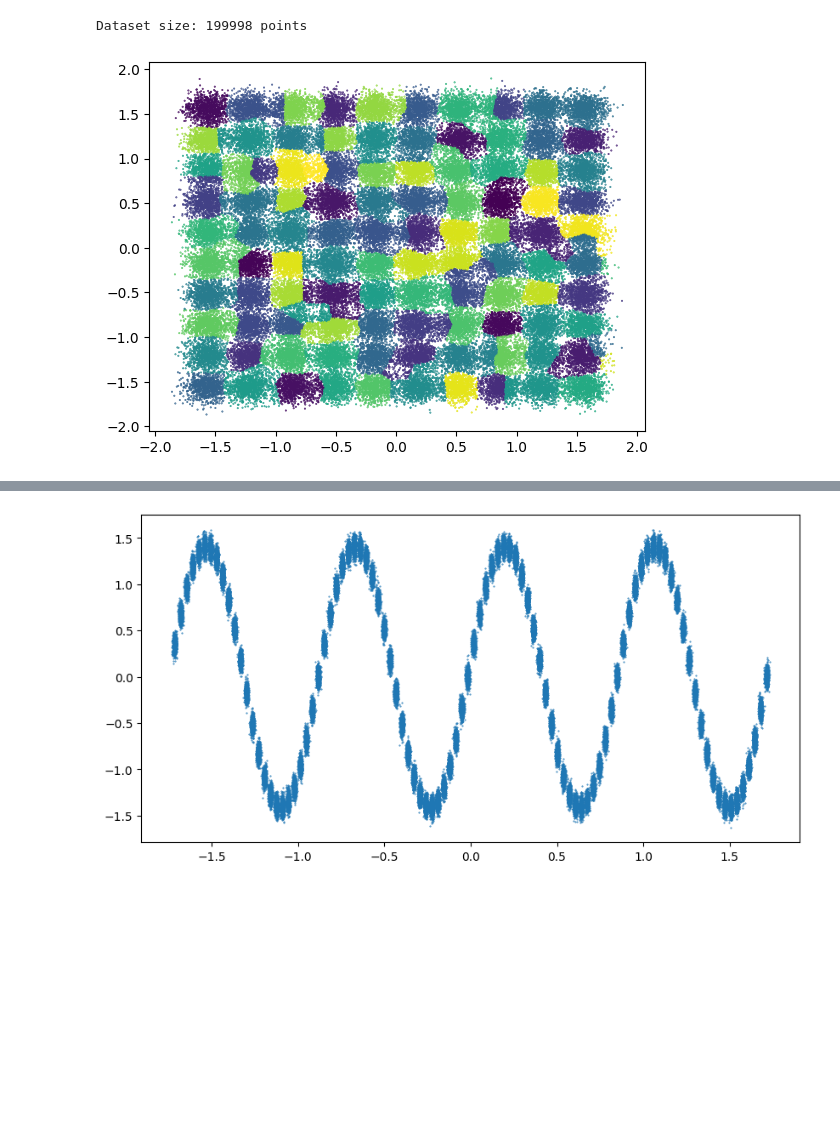
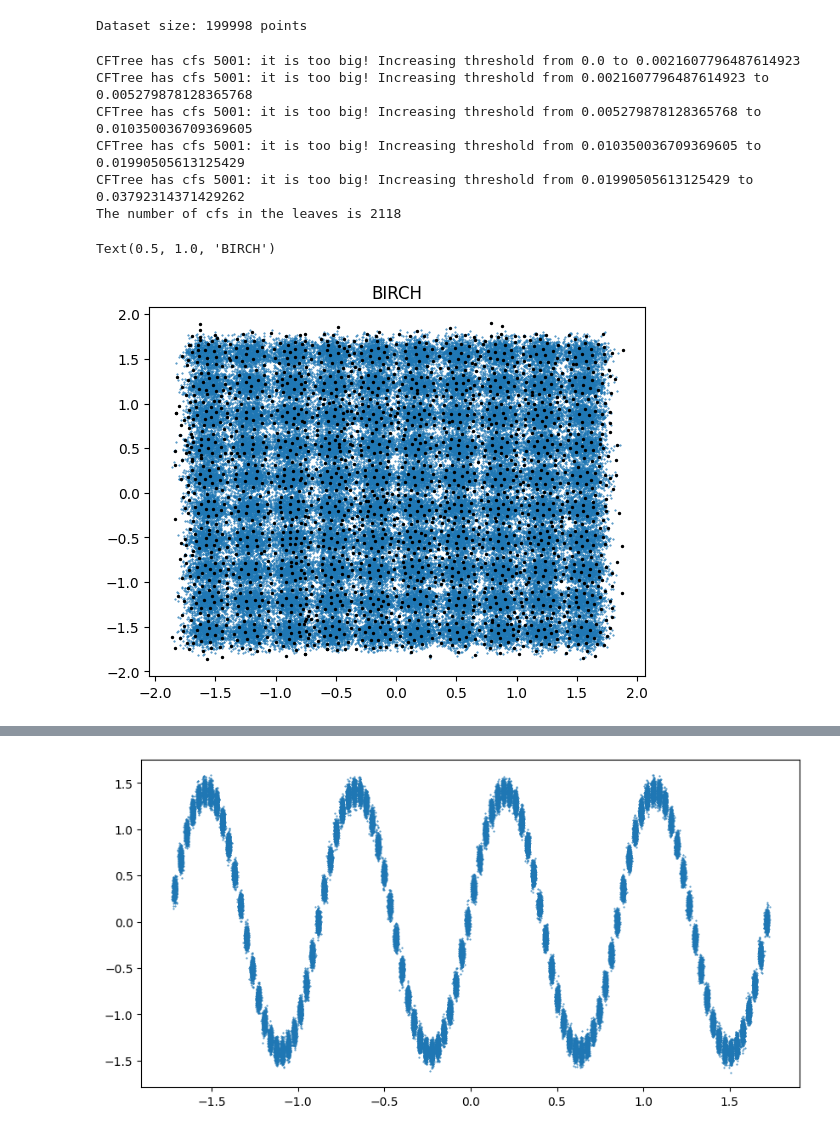
Before and after one commit to vdestasio/Birch-algorithm, a Jupyter notebook: Birch.ipynb, the cells around one changed output, grey strips where cells are left out. Drawn from its saved outputs; the diff is of its cells as text; code cells hidden in the pictures; blank space fills up the shorter version.

Commit message:
Added outlier handling and fixed computation of threshold

```diff
--- a/Birch.ipynb
+++ b/Birch.ipynb
@@ -331,9 +632,17 @@ print(f"Dataset size: {data.size} points")
 [figure]
 Dataset size: 199998 points
 # %%
-birch = Birch(threshold=0.1, branching_factor=50, leaf_size=50, cluster_method='kmeans')
-labels = birch.fit_predict(data, n_clusters=true_k)
-plt.scatter(data[:, 0], data[:, 1], c=labels, s = 0.2)
+birch = Birch(branching_factor=50, leaf_size=50, cluster_method='agglomerative', outlier_handling=True)
+fitted_birch = birch.fit(data, n_clusters=true_k)
+plt.scatter(data[:, 0], data[:, 1], s = 0.2)
+plt.scatter(fitted_birch.centroids[:, 0], fitted_birch.centroids[:, 1], c='black', s = 2)
 plt.title("BIRCH")
 # %% [output]
+CFTree has cfs 5001: it is too big! Increasing threshold from 0.0 to 0.0021607796487614923
+CFTree has cfs 5001: it is too big! Increasing threshold from 0.0021607796487614923 to 0.005279878128365768
+CFTree has cfs 5001: it is too big! Increasing threshold from 0.005279878128365768 to 0.010350036709369605
+CFTree has cfs 5001: it is too big! Increasing threshold from 0.010350036709369605 to 0.01990505613125429
+CFTree has cfs 5001: it is too big! Increasing threshold from 0.01990505613125429 to 0.03792314371429262
+The number of cfs in the leaves is 2118
+Text(0.5, 1.0, 'BIRCH')
-[figure, old version]
+[figure, new version]
```
Also changed, not shown: parts of 6 cells of this notebook, 6 other files.
